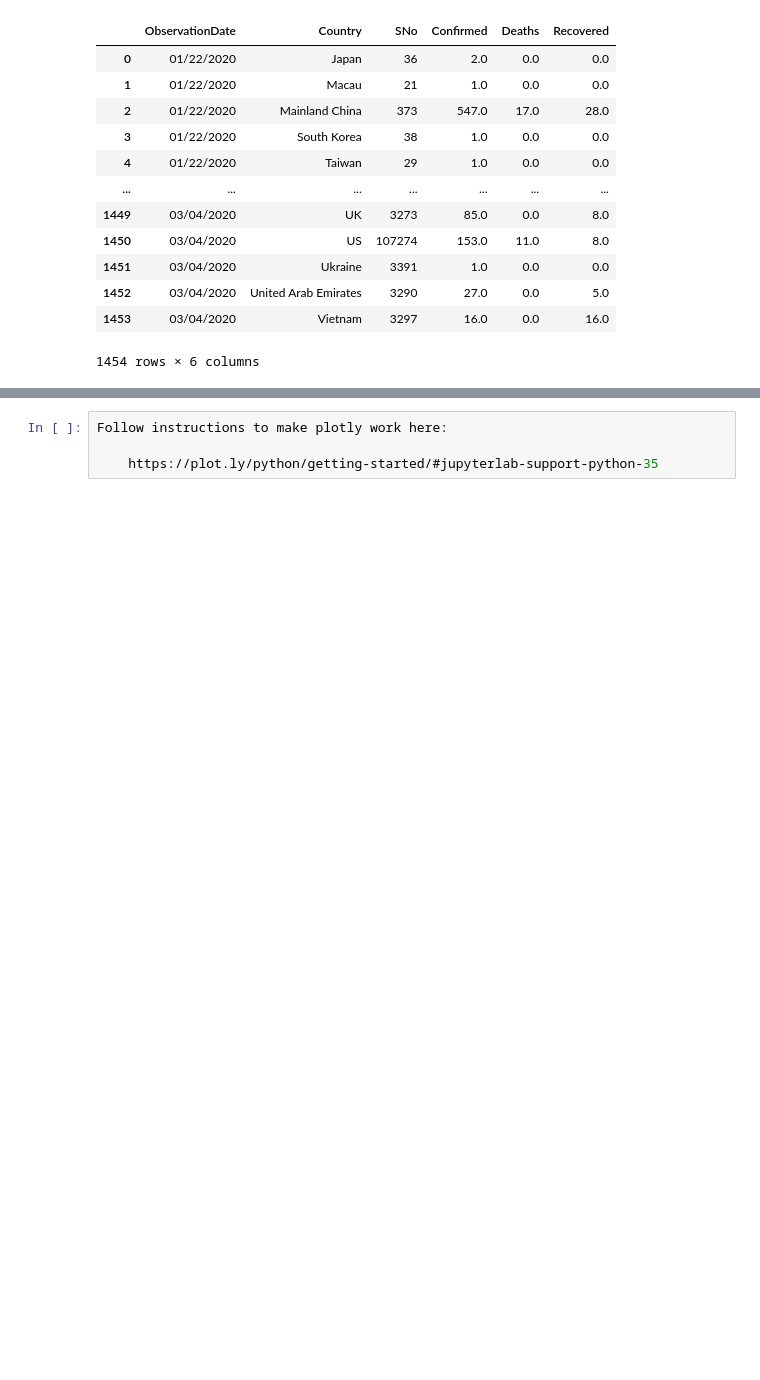
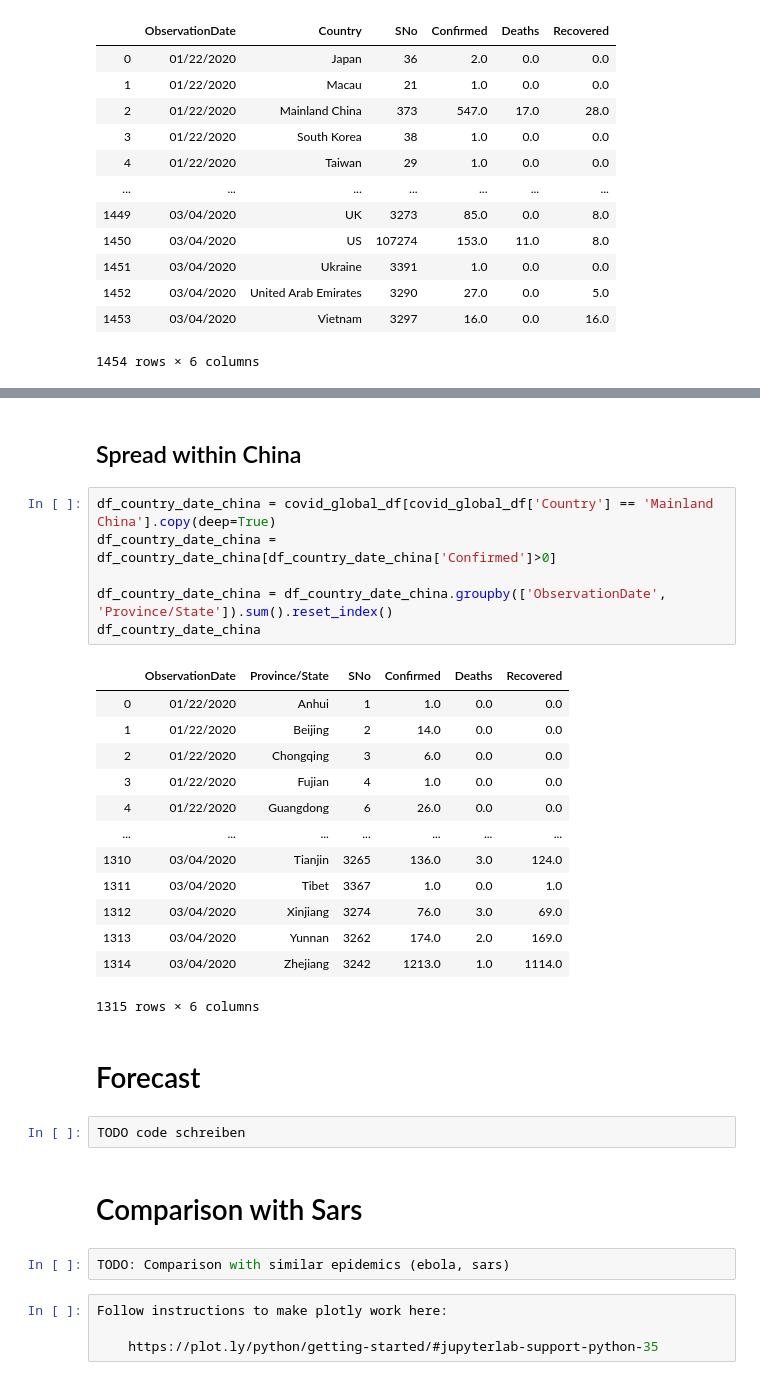
Before and after one commit to suolinda91/covid-19, a Jupyter notebook: corona.ipynb, the cells around one changed output, grey strips where cells are left out. Drawn from its saved outputs; the diff is of its cells as text; blank space fills up the shorter version.

```diff
--- a/corona.ipynb
+++ b/corona.ipynb
@@ -173,3 +242,33 @@ fig.show()
+# %% [markdown]
+## Spread within China
+# %%
+df_country_date_china = covid_global_df[covid_global_df['Country'] == 'Mainland China'].copy(deep=True)
+df_country_date_china = df_country_date_china[df_country_date_china['Confirmed']>0]
+
+df_country_date_china = df_country_date_china.groupby(['ObservationDate', 'Province/State']).sum().reset_index()
+df_country_date_china
+# %% [output]
+|  | ObservationDate | Province/State | SNo | Confirmed | Deaths | Recovered |
+| 0 | 01/22/2020 | Anhui | 1 | 1.0 | 0.0 | 0.0 |
+| 1 | 01/22/2020 | Beijing | 2 | 14.0 | 0.0 | 0.0 |
+| 2 | 01/22/2020 | Chongqing | 3 | 6.0 | 0.0 | 0.0 |
+| 3 | 01/22/2020 | Fujian | 4 | 1.0 | 0.0 | 0.0 |
+| 4 | 01/22/2020 | Guangdong | 6 | 26.0 | 0.0 | 0.0 |
+| ... | ... | ... | ... | ... | ... | ... |
+| 1310 | 03/04/2020 | Tianjin | 3265 | 136.0 | 3.0 | 124.0 |
+| 1311 | 03/04/2020 | Tibet | 3367 | 1.0 | 0.0 | 1.0 |
+| 1312 | 03/04/2020 | Xinjiang | 3274 | 76.0 | 3.0 | 69.0 |
+| 1313 | 03/04/2020 | Yunnan | 3262 | 174.0 | 2.0 | 169.0 |
+| 1314 | 03/04/2020 | Zhejiang | 3242 | 1213.0 | 1.0 | 1114.0 |
+1315 rows × 6 columns
+# %% [markdown]
+# Forecast
+# %%
+TODO code schreiben
+# %% [markdown]
+# Comparison with Sars
+# %%
+TODO: Comparison with similar epidemics (ebola, sars)
 # %%
 Follow instructions to make plotly work here:
 
```
Also changed, not shown: parts of 14 cells of this notebook.
